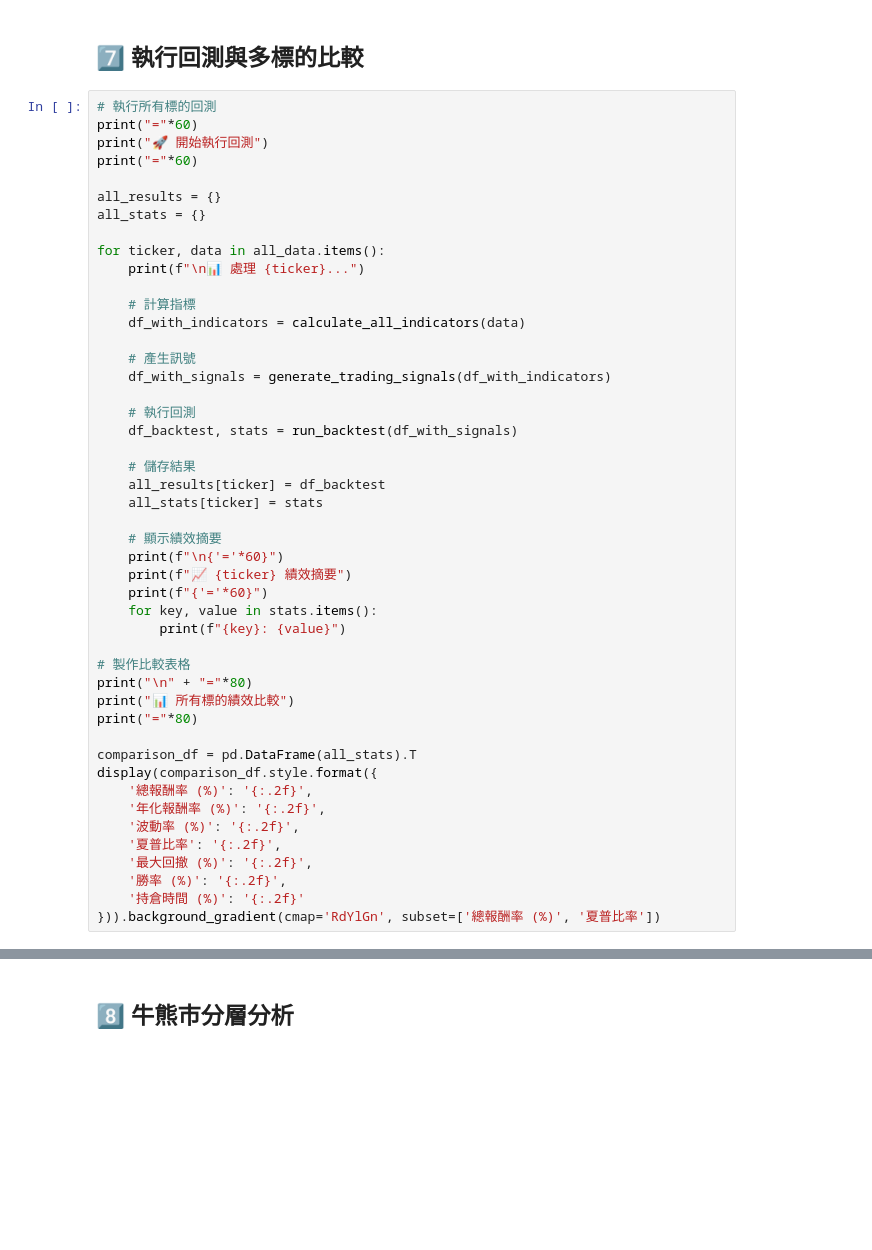
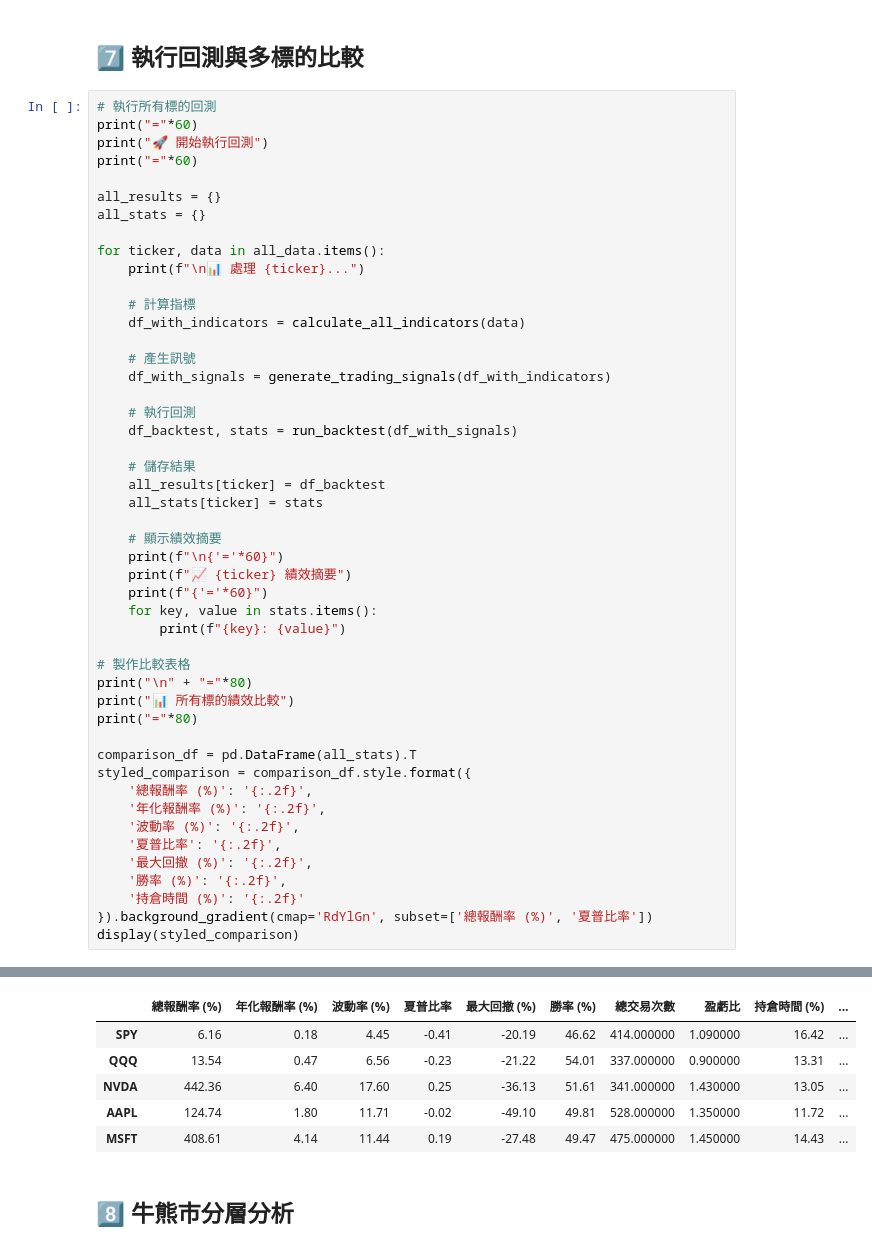
Before and after one commit to ChiJiun/financial-information-management, a Jupyter notebook: trading_strategies/innovative_multi_market_strategy.ipynb, the cells around one changed output, grey strips where cells are left out. Saved outputs shown, nothing was run; the diff lists cells and outputs as text; blank space fills up the shorter version.

```diff
--- a/trading_strategies/innovative_multi_market_strategy.ipynb
+++ b/trading_strategies/innovative_multi_market_strategy.ipynb
@@ -705,7 +802,7 @@ print("📊 所有標的績效比較")
 print("="*80)
 
 comparison_df = pd.DataFrame(all_stats).T
-display(comparison_df.style.format({
+styled_comparison = comparison_df.style.format({
     '總報酬率 (%)': '{:.2f}',
     '年化報酬率 (%)': '{:.2f}',
     '波動率 (%)': '{:.2f}',
@@ -713,4 +810,6 @@ display(comparison_df.style.format({
     '最大回撤 (%)': '{:.2f}',
     '勝率 (%)': '{:.2f}',
     '持倉時間 (%)': '{:.2f}'
-})).background_gradient(cmap='RdYlGn', subset=['總報酬率 (%)', '夏普比率'])
+}).background_gradient(cmap='RdYlGn', subset=['總報酬率 (%)', '夏普比率'])
+display(styled_comparison)
+# %% [output]
@@ -717,3 +833,9 @@ display(comparison_df.style.format({
+|  | 總報酬率 (%) | 年化報酬率 (%) | 波動率 (%) | 夏普比率 | 最大回撤 (%) | 勝率 (%) | 總交易次數 | 盈虧比 | 持倉時間 (%) | ... |
+| SPY | 6.16 | 0.18 | 4.45 | -0.41 | -20.19 | 46.62 | 414.000000 | 1.090000 | 16.42 | ... |
+| QQQ | 13.54 | 0.47 | 6.56 | -0.23 | -21.22 | 54.01 | 337.000000 | 0.900000 | 13.31 | ... |
+| NVDA | 442.36 | 6.40 | 17.60 | 0.25 | -36.13 | 51.61 | 341.000000 | 1.430000 | 13.05 | ... |
+| AAPL | 124.74 | 1.80 | 11.71 | -0.02 | -49.10 | 49.81 | 528.000000 | 1.350000 | 11.72 | ... |
+| MSFT | 408.61 | 4.14 | 11.44 | 0.19 | -27.48 | 49.47 | 475.000000 | 1.450000 | 14.43 | ... |
 # %% [markdown]
 <a id='section8'></a>
 ## 8️⃣ 牛熊市分層分析
```
Also changed, not shown: parts of 11 cells of this notebook, 1 other file.
